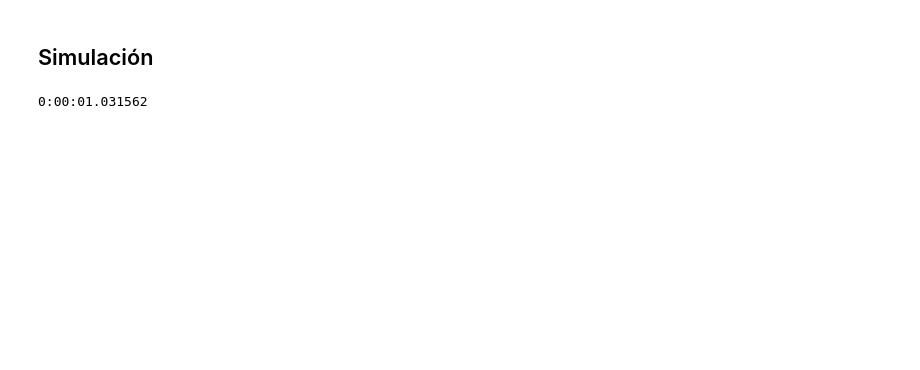
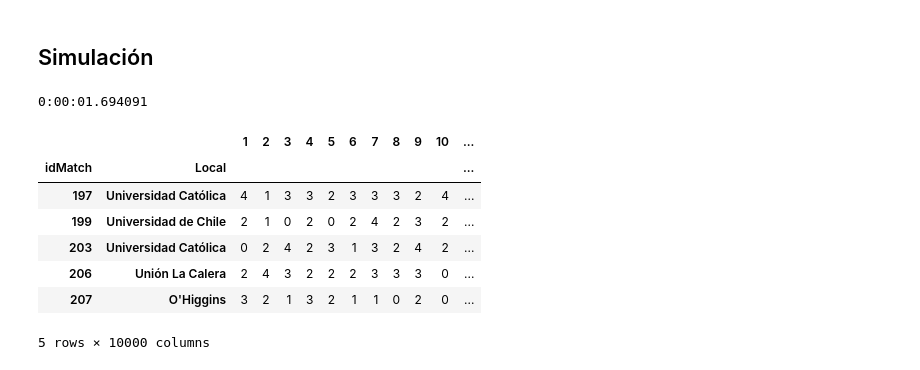
Before and after one commit to pablogalazcares/football-DS-projects, a Jupyter notebook: Poisson Chile 2020.ipynb, the cells around one changed output. Saved outputs shown, nothing was run; the diff lists cells and outputs as text; code cells hidden in the pictures; blank space fills up the shorter version.

```diff
--- a/Poisson Chile 2020.ipynb
+++ b/Poisson Chile 2020.ipynb
@@ -324,9 +365,20 @@ Generalized Linear Model Regression Results
 # %%
 np.random.seed(42)
 # %%
-N_sim = 1000
+N_sim = 10000
 df_tabla_2020 = current_table(df, teams)
 sim_poisson_local, sim_poisson_visita = poisson_tournament(df, poisson_model, N = N_sim)
 df_posicion = summary_positions(sim_poisson_local, sim_poisson_visita, N_sim, teams, df_tabla_2019, df_tabla_2020)
 # %% [output]
-0:00:01.031562
+0:00:01.694091
+# %%
+sim_poisson_local.head()
+# %% [output]
+|  |  | 1 | 2 | 3 | 4 | 5 | 6 | 7 | 8 | 9 | 10 | ... |
+| idMatch | Local |  |  |  |  |  |  |  |  |  |  | ... |
+| 197 | Universidad Católica | 4 | 1 | 3 | 3 | 2 | 3 | 3 | 3 | 2 | 4 | ... |
+| 199 | Universidad de Chile | 2 | 1 | 0 | 2 | 0 | 2 | 4 | 2 | 3 | 2 | ... |
+| 203 | Universidad Católica | 0 | 2 | 4 | 2 | 3 | 1 | 3 | 2 | 4 | 2 | ... |
+| 206 | Unión La Calera | 2 | 4 | 3 | 2 | 2 | 2 | 3 | 3 | 3 | 0 | ... |
+| 207 | O'Higgins | 3 | 2 | 1 | 3 | 2 | 1 | 1 | 0 | 2 | 0 | ... |
+5 rows × 10000 columns
```
Also changed, not shown: parts of 22 cells of this notebook.
